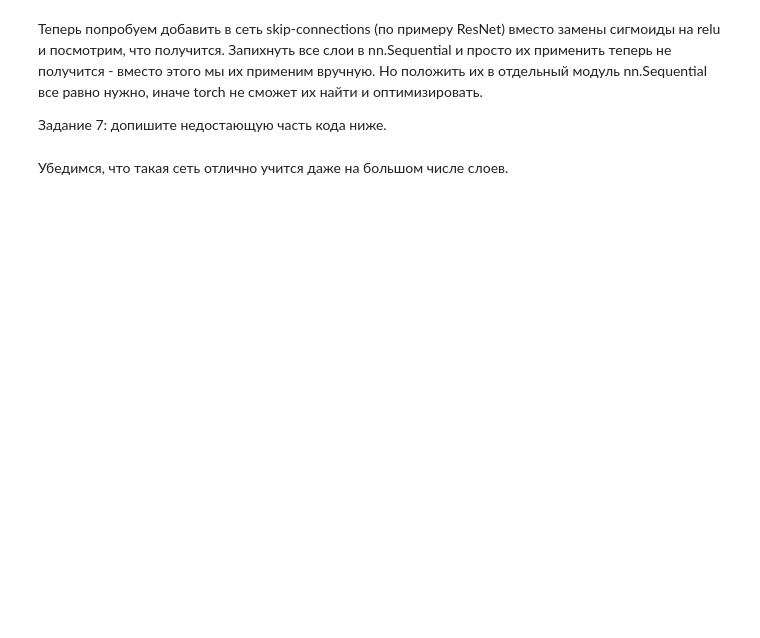
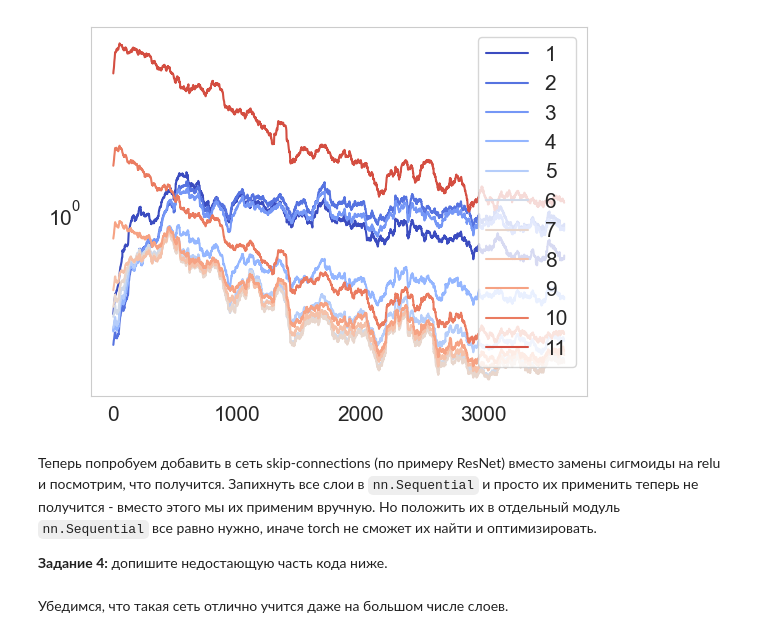
Before and after one commit to FUlyankin/deep_learning_pytorch, a Jupyter notebook: week07_lego/sem07_evr.ipynb, the cells around one changed output. Saved outputs shown, nothing was run; the diff lists cells and outputs as text; code cells hidden in the pictures; blank space fills up the shorter version.

```diff
--- a/week07_lego/sem07_evr.ipynb
+++ b/week07_lego/sem07_evr.ipynb
@@ -132,7 +300,21 @@ def train_grad(model, opt, n_epochs):
+# %%
+plt.figure()
+all_vals = []
+for i, g in enumerate(grads_log_relu):
+    w = np.ones(100)
+    w /= w.sum()
+    vals = np.convolve(w, g, mode='valid')
+    plt.semilogy(vals, label=str(i+1), color=plt.cm.coolwarm((i / len(grads_log_relu))))
+    all_vals.extend(vals)
+plt.legend(loc='best')
+plt.grid()
+plt.show()
+# %% [output]
+[figure, added]
 # %% [markdown]
-Теперь попробуем добавить в сеть skip-connections (по примеру ResNet) вместо замены сигмоиды на relu и посмотрим, что получится. Запихнуть все слои в nn.Sequential и просто их применить теперь не получится - вместо этого мы их применим вручную. Но положить их в отдельный модуль nn.Sequential все равно нужно, иначе torch не сможет их найти и оптимизировать.
+Теперь попробуем добавить в сеть skip-connections (по примеру ResNet) вместо замены сигмоиды на relu и посмотрим, что получится. Запихнуть все слои в `nn.Sequential` и просто их применить теперь не получится - вместо этого мы их применим вручную. Но положить их в отдельный модуль `nn.Sequential` все равно нужно, иначе torch не сможет их найти и оптимизировать.
 
-Задание 7: допишите недостающую часть кода ниже.
+**Задание 4:** допишите недостающую часть кода ниже.
 # %%
 class DeepDenseResNet(nn.Module):
     def __init__(self, n_layers, hidden_size, activation):
```
Also changed, not shown: parts of 61 cells of this notebook, 2 other files.
